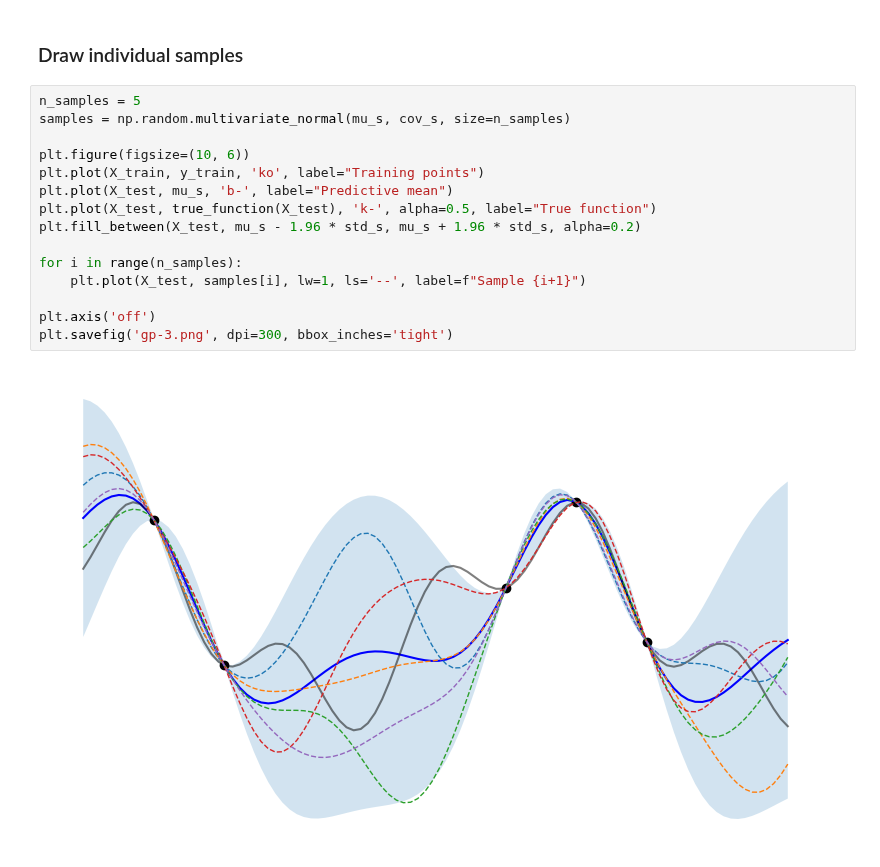
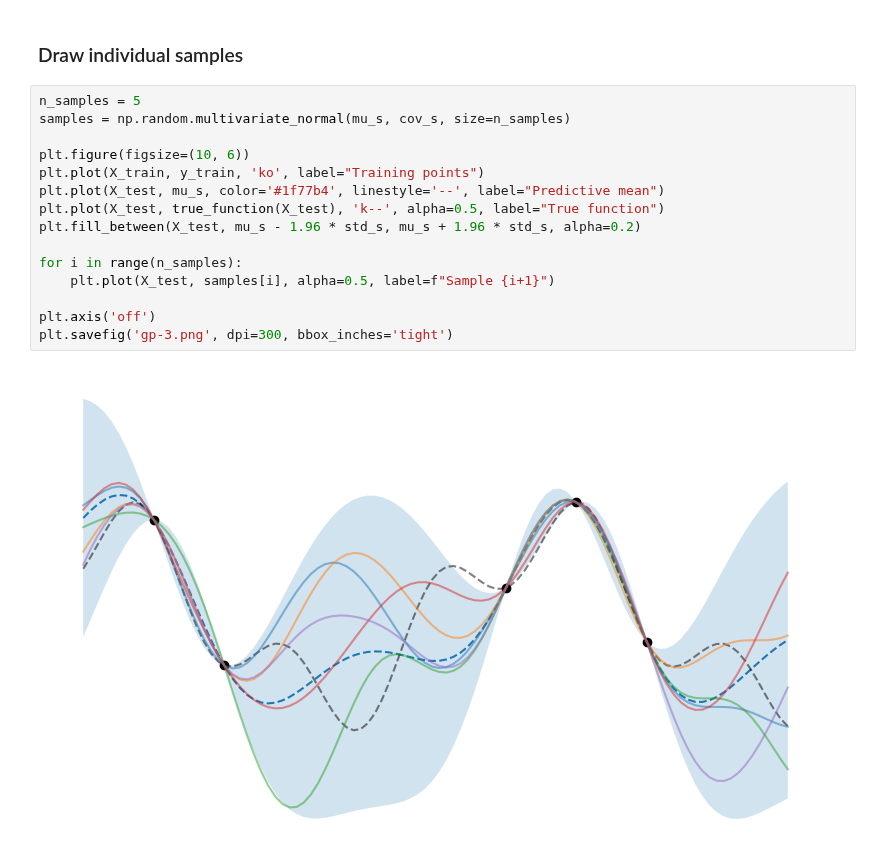
Before and after one commit to mark-hobbs/articles, a Jupyter notebook: gp/gaussian-processes.ipynb, the cells around one changed output. Drawn from its saved outputs; the diff is of its cells as text.

Commit message:
Update figures

```diff
--- a/gp/gaussian-processes.ipynb
+++ b/gp/gaussian-processes.ipynb
@@ -85,17 +85,17 @@ plt.savefig('gp-2.png', dpi=300, bbox_inches='tight')
 # %%
 n_samples = 5
 samples = np.random.multivariate_normal(mu_s, cov_s, size=n_samples)
 
 plt.figure(figsize=(10, 6))
 plt.plot(X_train, y_train, 'ko', label="Training points")
-plt.plot(X_test, mu_s, 'b-', label="Predictive mean")
-plt.plot(X_test, true_function(X_test), 'k-', alpha=0.5, label="True function")
+plt.plot(X_test, mu_s, color='#1f77b4', linestyle='--', label="Predictive mean")
+plt.plot(X_test, true_function(X_test), 'k--', alpha=0.5, label="True function")
 plt.fill_between(X_test, mu_s - 1.96 * std_s, mu_s + 1.96 * std_s, alpha=0.2)
 
 for i in range(n_samples):
-    plt.plot(X_test, samples[i], lw=1, ls='--', label=f"Sample {i+1}")
+    plt.plot(X_test, samples[i], alpha=0.5, label=f"Sample {i+1}")
 
 plt.axis('off')
 plt.savefig('gp-3.png', dpi=300, bbox_inches='tight')
 # %% [output]
-[figure, old version]
+[figure, new version]
```
Also changed, not shown: parts of 2 cells of this notebook, 3 other files.
